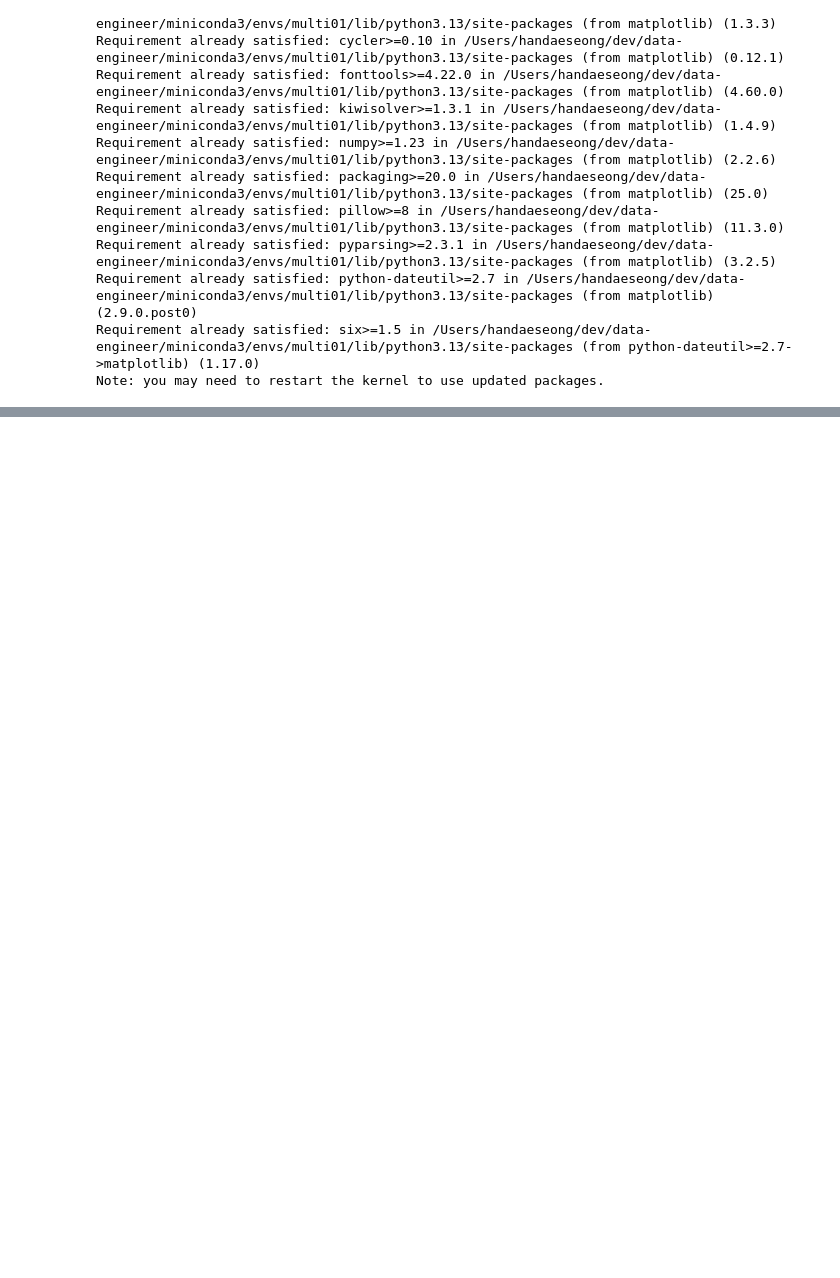
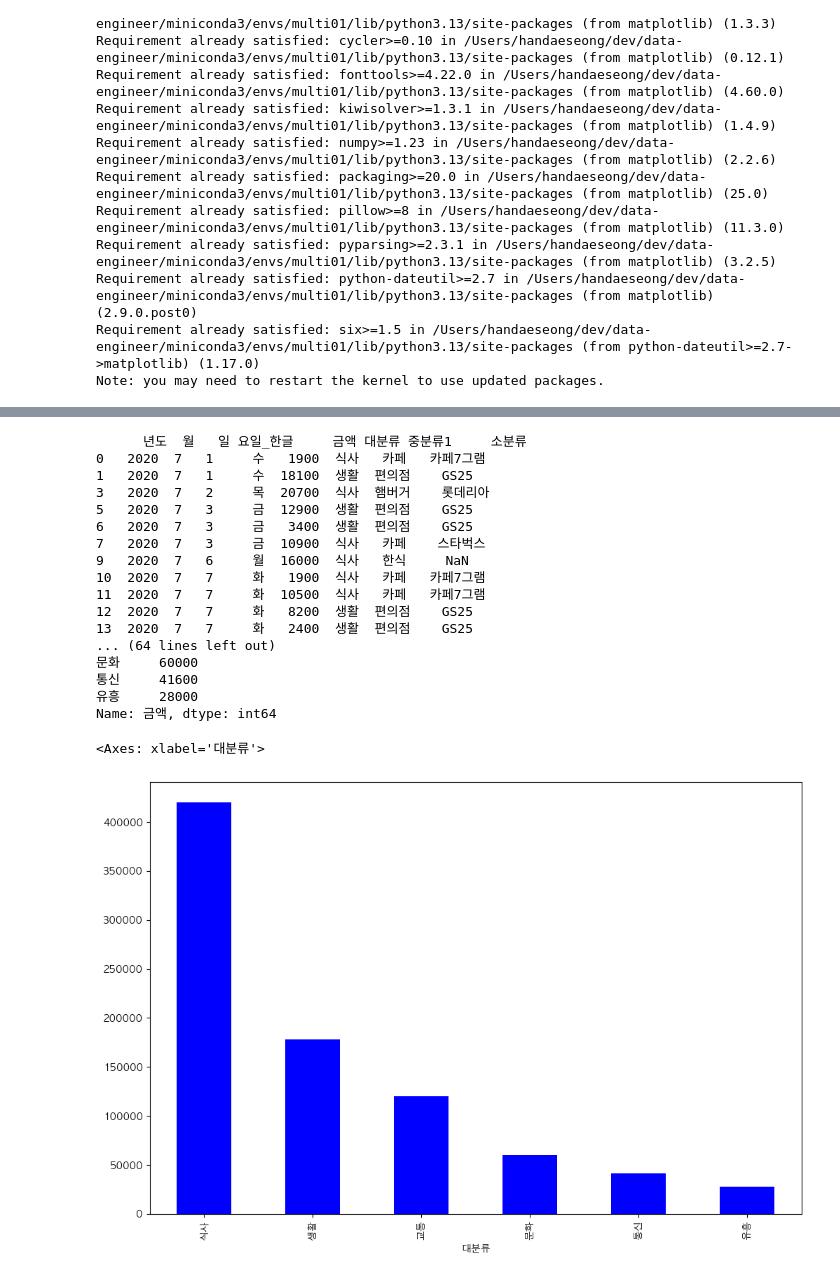
Before and after one commit to daniel-dataflow/data-engineering-bootcamp, a Jupyter notebook: multi01_python/14_pandas/card_ex.ipynb, the cells around one changed output, grey strips where cells are left out. Saved outputs shown, nothing was run; the diff lists cells and outputs as text; code cells hidden in the pictures; blank space fills up the shorter version.

```diff
--- a/multi01_python/14_pandas/card_ex.ipynb
+++ b/multi01_python/14_pandas/card_ex.ipynb
@@ -388,0 +398,27 @@ plt.bar(card_day.index, card_day["금액"])
+# %%
+# 2 대분류별 실제 사용한 금액 합산
+spending =  card[card["금액"]>0]
+print(spending)
+category_spending = spending.groupby('대분류')['금액'].sum().sort_values(ascending=False)
+print(category_spending)
+category_spending.plot(kind='bar', figsize=(12, 8), color='b')
+# %% [output]
+      년도  월   일 요일_한글     금액 대분류 중분류1     소분류
+0   2020  7   1     수   1900  식사   카페   카페7그램
+1   2020  7   1     수  18100  생활  편의점    GS25
+3   2020  7   2     목  20700  식사  햄버거    롯데리아
+5   2020  7   3     금  12900  생활  편의점    GS25
+6   2020  7   3     금   3400  생활  편의점    GS25
+7   2020  7   3     금  10900  식사   카페    스타벅스
+9   2020  7   6     월  16000  식사   한식     NaN
+10  2020  7   7     화   1900  식사   카페   카페7그램
+11  2020  7   7     화  10500  식사   카페   카페7그램
+12  2020  7   7     화   8200  생활  편의점    GS25
+13  2020  7   7     화   2400  생활  편의점    GS25
+... (64 lines left out)
+문화     60000
+통신     41600
+유흥     28000
+Name: 금액, dtype: int64
+<Axes: xlabel='대분류'>
+[figure, added]
```
Also changed, not shown: parts of 6 cells of this notebook.
